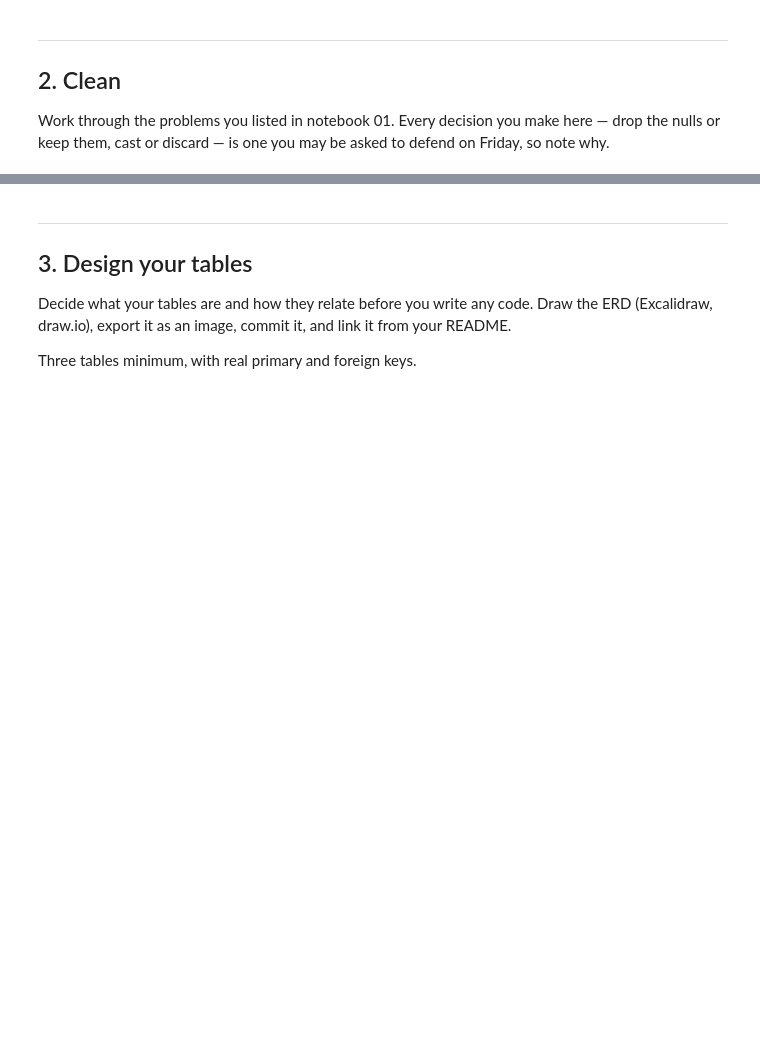
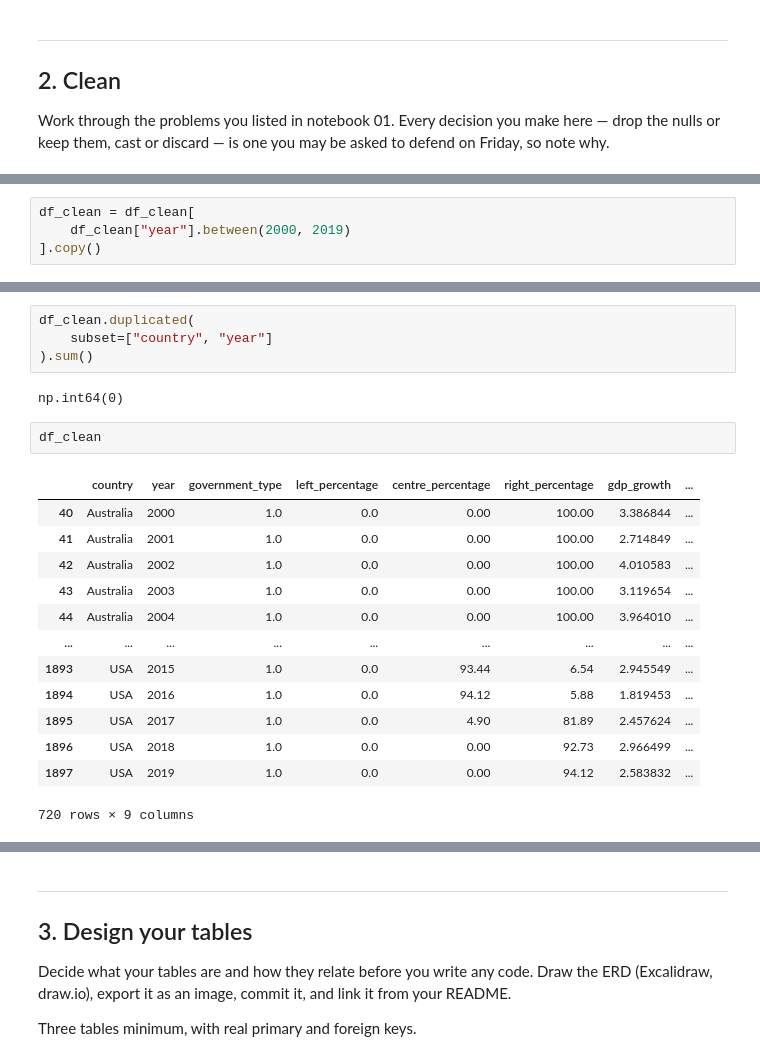
Before and after one commit to rekha-cyber/rekha_branch, a Jupyter notebook: notebooks/02_processing.ipynb, the cells around one changed output, grey strips where cells are left out. Cells and saved outputs as stored; diff of their text form; blank space fills up the shorter version.

```diff
--- a/notebooks/02_processing.ipynb
+++ b/notebooks/02_processing.ipynb
@@ -58,0 +105,4 @@ Work through the problems you listed in notebook 01. Every decision you make her
+# %%
+df_clean = df_clean[
+    df_clean["year"].between(2000, 2019)
+].copy()
@@ -58,0 +130,22 @@ Work through the problems you listed in notebook 01. Every decision you make her
+# %%
+df_clean.duplicated(
+    subset=["country", "year"]
+).sum()
+# %% [output]
+np.int64(0)
+# %%
+df_clean
+# %% [output]
+|  | country | year | government_type | left_percentage | centre_percentage | right_percentage | gdp_growth | ... |
+| 40 | Australia | 2000 | 1.0 | 0.0 | 0.00 | 100.00 | 3.386844 | ... |
+| 41 | Australia | 2001 | 1.0 | 0.0 | 0.00 | 100.00 | 2.714849 | ... |
+| 42 | Australia | 2002 | 1.0 | 0.0 | 0.00 | 100.00 | 4.010583 | ... |
+| 43 | Australia | 2003 | 1.0 | 0.0 | 0.00 | 100.00 | 3.119654 | ... |
+| 44 | Australia | 2004 | 1.0 | 0.0 | 0.00 | 100.00 | 3.964010 | ... |
+| ... | ... | ... | ... | ... | ... | ... | ... | ... |
+| 1893 | USA | 2015 | 1.0 | 0.0 | 93.44 | 6.54 | 2.945549 | ... |
+| 1894 | USA | 2016 | 1.0 | 0.0 | 94.12 | 5.88 | 1.819453 | ... |
+| 1895 | USA | 2017 | 1.0 | 0.0 | 4.90 | 81.89 | 2.457624 | ... |
+| 1896 | USA | 2018 | 1.0 | 0.0 | 0.00 | 92.73 | 2.966499 | ... |
+| 1897 | USA | 2019 | 1.0 | 0.0 | 0.00 | 94.12 | 2.583832 | ... |
+720 rows × 9 columns
```
Also changed, not shown: parts of 43 cells of this notebook.
